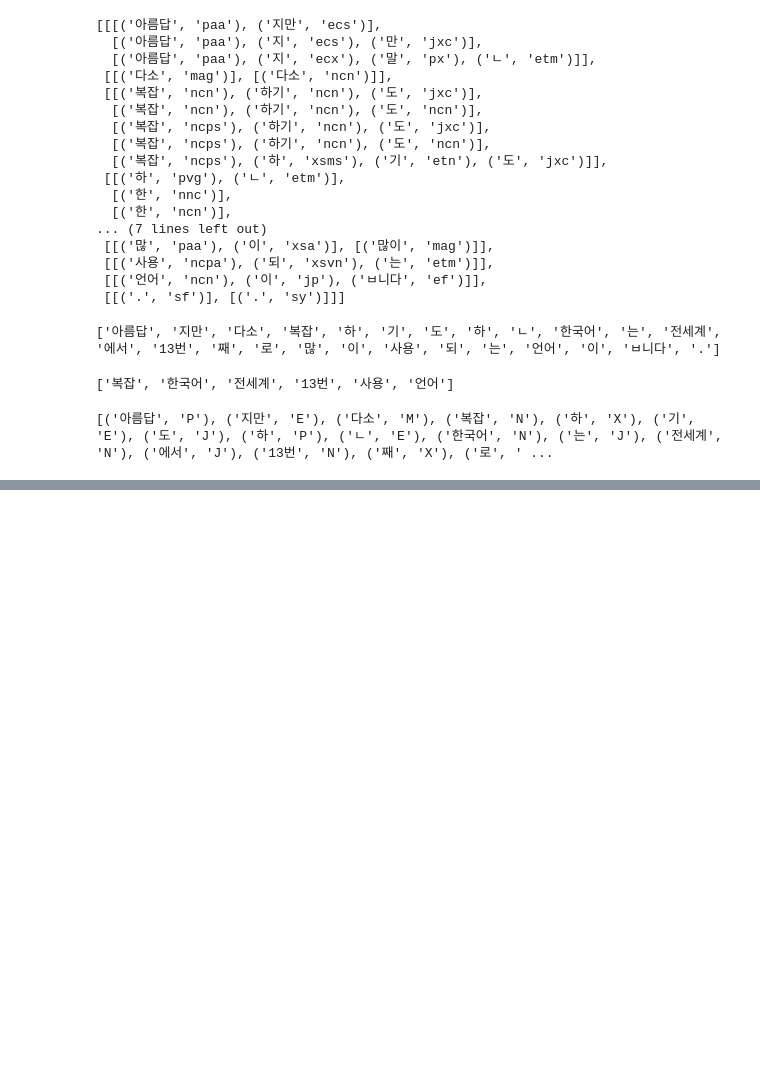
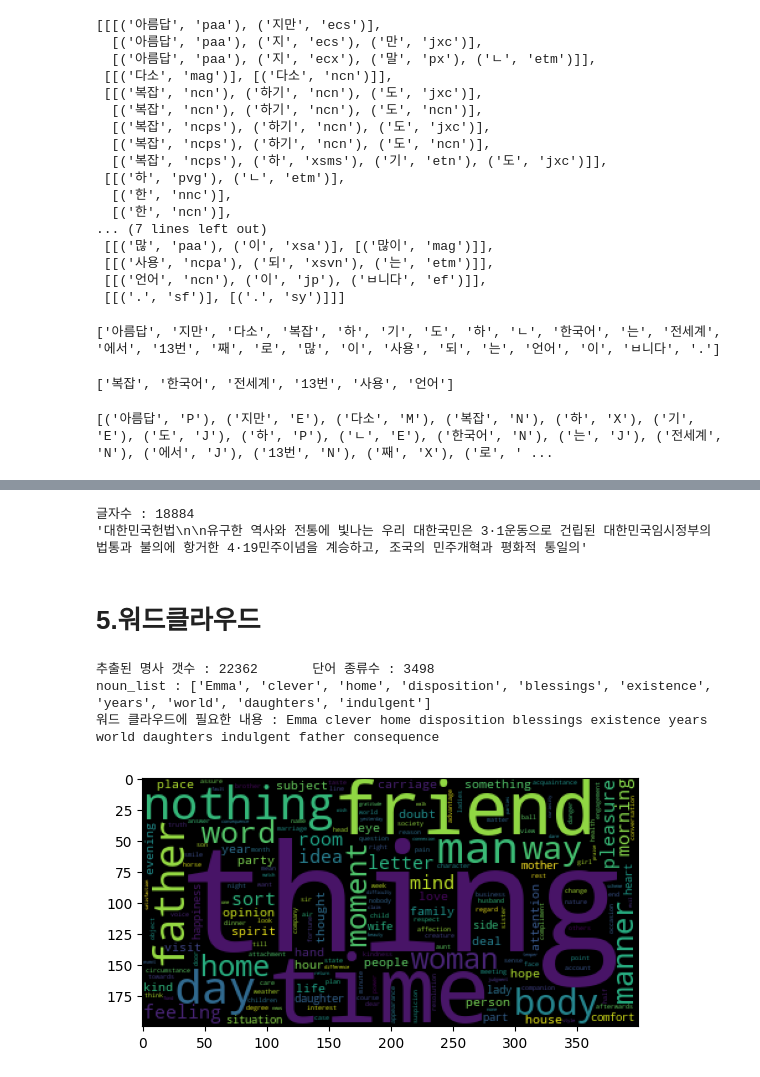
Before and after one commit to secretrelationship/ai_x, a Jupyter notebook: source/07_자연어처리/ch02_한글형태소분석_시각화.ipynb, the cells around one changed output, grey strips where cells are left out. Saved outputs shown, nothing was run; the diff lists cells and outputs as text; code cells hidden in the pictures; blank space fills up the shorter version.

```diff
--- a/source/07_자연어처리/ch02_한글형태소분석_시각화.ipynb
+++ b/source/07_자연어처리/ch02_한글형태소분석_시각화.ipynb
@@ -88,0 +250,4 @@ print(hannanum.pos(text))
+# %%
+# 영어 말뭉치
+import nltk
+emma = nltk.corpus.gutenberg.raw('austen-emma.txt')
@@ -88,0 +268,38 @@ print(hannanum.pos(text))
+# %%
+# 한글 말뭉치
+from konlpy.corpus import kolaw
+#data = kolaw.open('constitution.txt').readlines() # 한줄씩 list로 반환
+data = kolaw.open('constitution.txt').read()
+print('글자수 :', len(data))
+print('%r' % data[:100])
+# %% [output]
+글자수 : 18884
+'대한민국헌법\n\n유구한 역사와 전통에 빛나는 우리 대한국민은 3·1운동으로 건립된 대한민국임시정부의 법통과 불의에 항거한 4·19민주이념을 계승하고, 조국의 민주개혁과 평화적 통일의'
+# %% [markdown]
+# 5.워드클라우드
+# %%
+# 말뭉치에서 단어추출(특수 문자 제외)
+from nltk.tokenize import RegexpTokenizer
+from nltk.tag      import pos_tag
+ret = RegexpTokenizer('[\w]{2,}')
+words = ret.tokenize(emma)
+# 명사(고유명사제외)만 추출
+emma_tags = pos_tag(words)
+noun_list = [token for token, tag in emma_tags if tag in ('NN', 'NNS')]
+print('추출된 명사 갯수 :',len(noun_list), '\t단어 종류수 :',len(set(noun_list)))
+print('noun_list :', noun_list[:10])
+emma_noun = ' '.join(noun_list)
+print('워드 클라우드에 필요한 내용 :', emma_noun[:100])
+# %% [output]
+추출된 명사 갯수 : 22362       단어 종류수 : 3498
+noun_list : ['Emma', 'clever', 'home', 'disposition', 'blessings', 'existence', 'years', 'world', 'daughters', 'indulgent']
+워드 클라우드에 필요한 내용 : Emma clever home disposition blessings existence years world daughters indulgent father consequence
+# %%
+from wordcloud import WordCloud
+from matplotlib import pyplot as plt
+wordc = WordCloud()
+wordc.generate(emma_noun)
+plt.imshow(wordc)
+plt.show()
+# %% [output]
+[figure, added]
```
Also changed, not shown: parts of 49 cells of this notebook, 15 other files.
